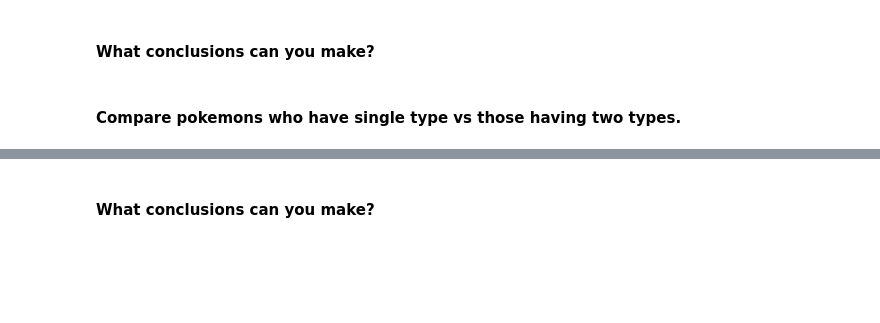
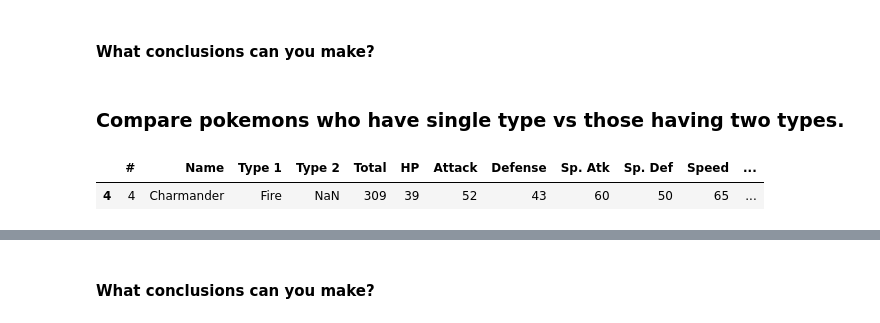
Before and after one commit to ta-data-lis/lab-hypothesis-testing-2, a Jupyter notebook: your-code/challenge-1.ipynb, the cells around one changed output, grey strips where cells are left out. Cells and saved outputs as stored; diff of their text form; code cells hidden in the pictures; blank space fills up the shorter version.

```diff
--- a/your-code/challenge-1.ipynb
+++ b/your-code/challenge-1.ipynb
@@ -73,2 +115,2 @@ def t_test_features(s1, s2, features=['HP', 'Attack', 'Defense', 'Sp. Atk', 'Sp.
 # %% [markdown]
-#### Compare pokemons who have single type vs those having two types.
+### Compare pokemons who have single type vs those having two types.
@@ -76,0 +117,6 @@ def t_test_features(s1, s2, features=['HP', 'Attack', 'Defense', 'Sp. Atk', 'Sp.
+# %%
+import math
+pokemon[pokemon['Name'] == 'Charmander']
+# %% [output]
+|  | # | Name | Type 1 | Type 2 | Total | HP | Attack | Defense | Sp. Atk | Sp. Def | Speed | ... |
+| 4 | 4 | Charmander | Fire | NaN | 309 | 39 | 52 | 43 | 60 | 50 | 65 | ... |
```
Also changed, not shown: parts of 24 cells of this notebook, 1 other file.
